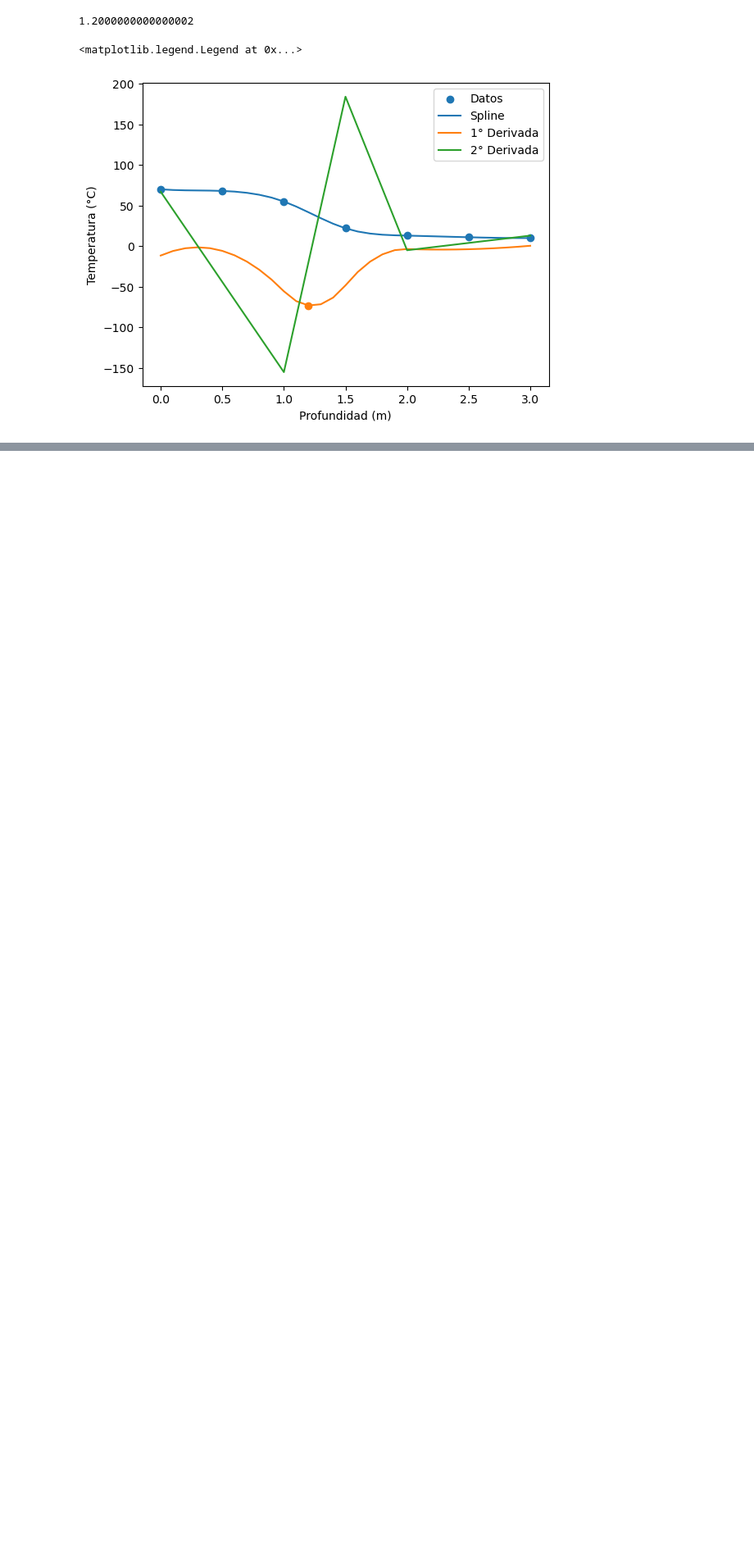
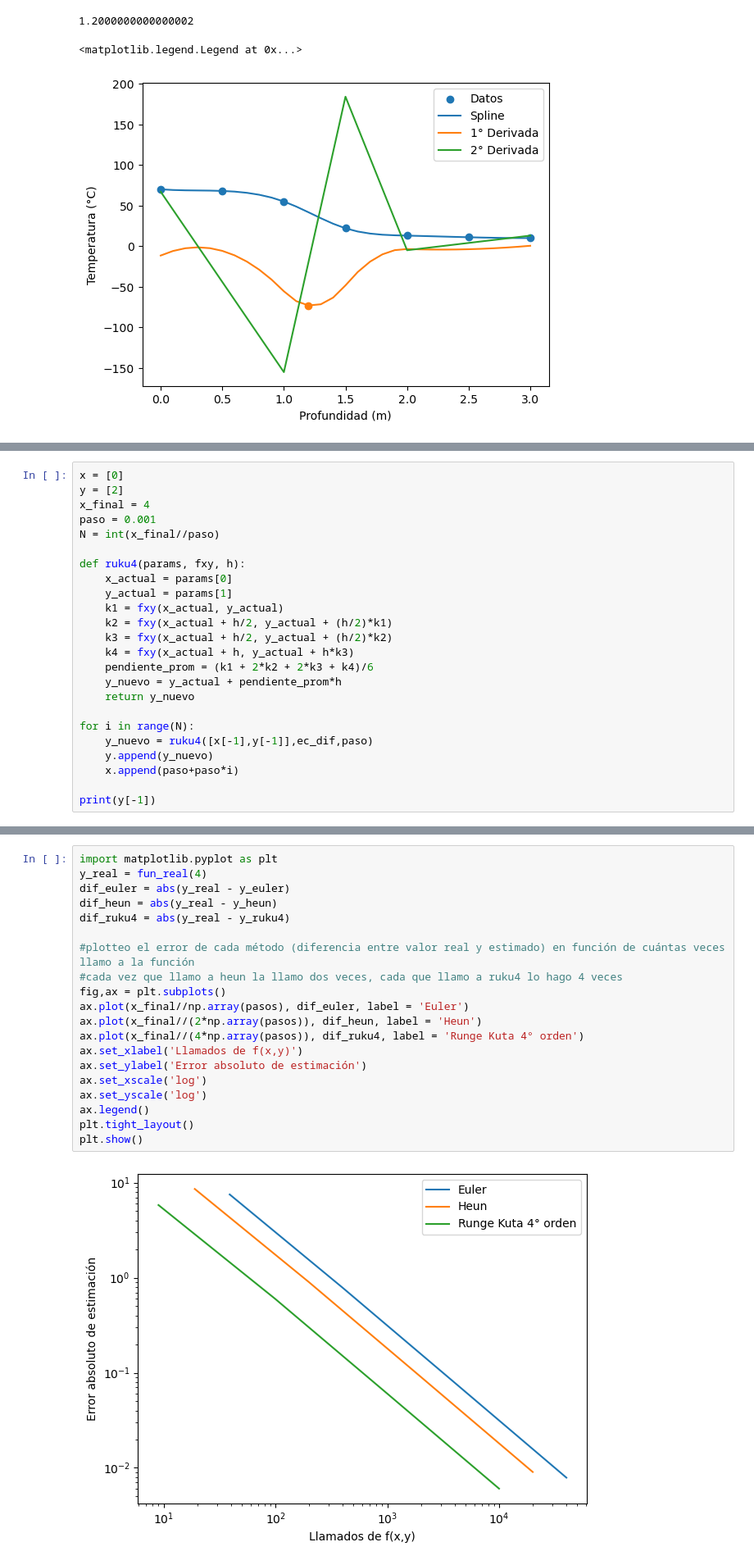
Before and after one commit to JulianWar-Sabato/Guias-Modelizacion-Sabato, a Jupyter notebook: Problema1.ipynb, the cells around one changed output, grey strips where cells are left out. Shown at 82% size. Drawn from its saved outputs; the diff is of its cells as text; blank space fills up the shorter version.

```diff
--- a/Problema1.ipynb
+++ b/Problema1.ipynb
@@ -100,0 +204,24 @@ ax.legend()
+# %%
+x = [0]
+y = [2]
+x_final = 4
+paso = 0.001
+N = int(x_final//paso)
+
+def ruku4(params, fxy, h):
+    x_actual = params[0]
+    y_actual = params[1]
+    k1 = fxy(x_actual, y_actual)
+    k2 = fxy(x_actual + h/2, y_actual + (h/2)*k1)
+    k3 = fxy(x_actual + h/2, y_actual + (h/2)*k2)
+    k4 = fxy(x_actual + h, y_actual + h*k3)
+    pendiente_prom = (k1 + 2*k2 + 2*k3 + k4)/6
+    y_nuevo = y_actual + pendiente_prom*h
+    return y_nuevo
+
+for i in range(N):
+    y_nuevo = ruku4([x[-1],y[-1]],ec_dif,paso)
+    y.append(y_nuevo)
+    x.append(paso+paso*i)
+
+print(y[-1])
@@ -100,0 +268,22 @@ ax.legend()
+# %%
+import matplotlib.pyplot as plt
+y_real = fun_real(4)
+dif_euler = abs(y_real - y_euler)
+dif_heun = abs(y_real - y_heun)
+dif_ruku4 = abs(y_real - y_ruku4)
+
+#plotteo el error de cada método (diferencia entre valor real y estimado) en función de cuántas veces llamo a la función
+#cada vez que llamo a heun la llamo dos veces, cada que llamo a ruku4 lo hago 4 veces
+fig,ax = plt.subplots()
+ax.plot(x_final//np.array(pasos), dif_euler, label = 'Euler')
+ax.plot(x_final//(2*np.array(pasos)), dif_heun, label = 'Heun')
+ax.plot(x_final//(4*np.array(pasos)), dif_ruku4, label = 'Runge Kuta 4° orden')
+ax.set_xlabel('Llamados de f(x,y)')
+ax.set_ylabel('Error absoluto de estimación')
+ax.set_xscale('log')
+ax.set_yscale('log')
+ax.legend()
+plt.tight_layout()
+plt.show()
+# %% [output]
+[figure, added]
```
Also changed, not shown: parts of 16 cells of this notebook.
